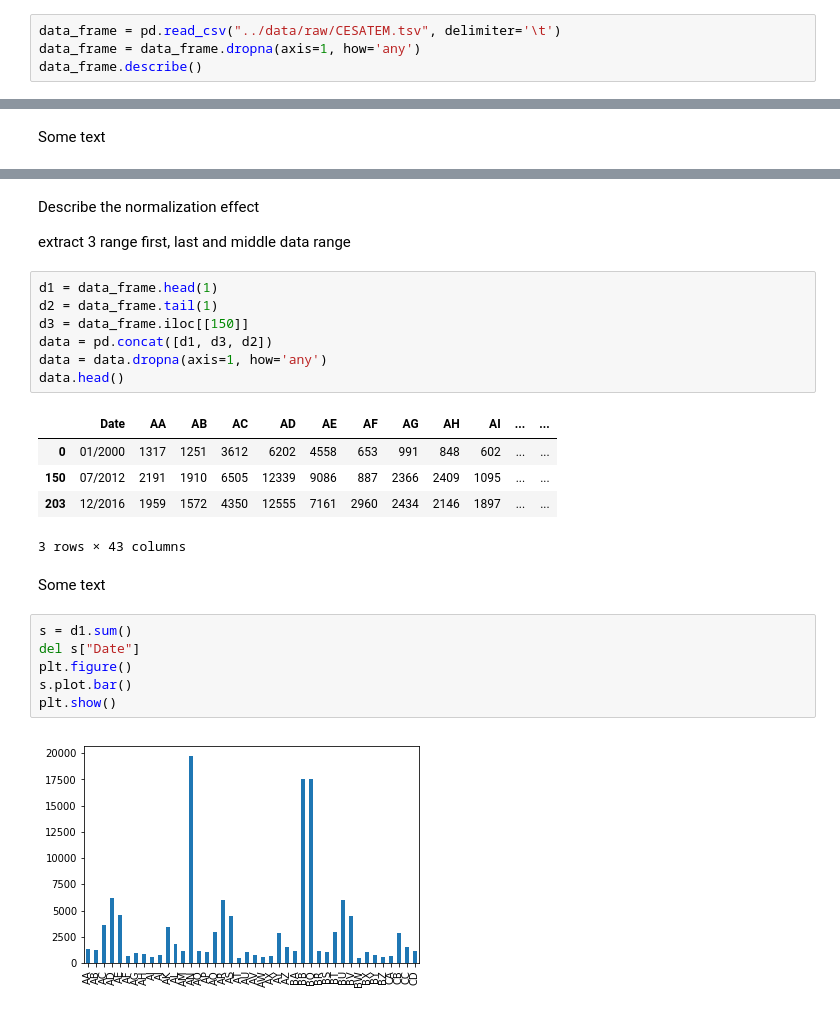
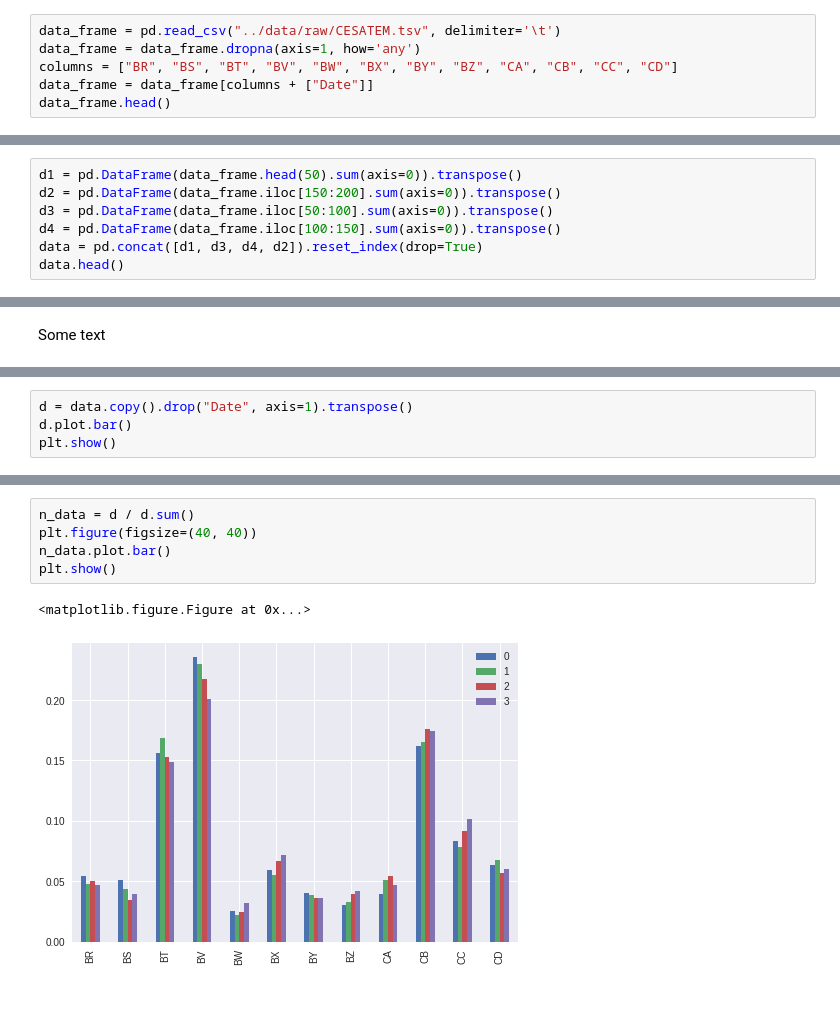
Before and after one commit to sebwdz/JobAnalysis, a Jupyter notebook: core/notebooks/cesatem_descriptive_analysis.ipynb, the cells around one changed output, grey strips where cells are left out. Saved outputs shown, nothing was run; the diff lists cells and outputs as text.

```diff
--- a/core/notebooks/cesatem_descriptive_analysis.ipynb
+++ b/core/notebooks/cesatem_descriptive_analysis.ipynb
@@ -10,5 +9,7 @@ read data and build datafram
 # %%
 data_frame = pd.read_csv("../data/raw/CESATEM.tsv", delimiter='\t')
 data_frame = data_frame.dropna(axis=1, how='any')
-data_frame.describe()
+columns = ["BR", "BS", "BT", "BV", "BW", "BX", "BY", "BZ", "CA", "CB", "CC", "CD"]
+data_frame = data_frame[columns + ["Date"]]
+data_frame.head()
 # %% [output]
@@ -24,0 +46,7 @@ data_frame.describe()
+# %%
+d1 = pd.DataFrame(data_frame.head(50).sum(axis=0)).transpose()
+d2 = pd.DataFrame(data_frame.iloc[150:200].sum(axis=0)).transpose()
+d3 = pd.DataFrame(data_frame.iloc[50:100].sum(axis=0)).transpose()
+d4 = pd.DataFrame(data_frame.iloc[100:150].sum(axis=0)).transpose()
+data = pd.concat([d1, d3, d4, d2]).reset_index(drop=True)
+data.head()
@@ -34,0 +61,4 @@ plt.show()
+# %%
+d = data.copy().drop("Date", axis=1).transpose()
+d.plot.bar()
+plt.show()
@@ -58,27 +69,8 @@ plt.show()
-# %% [markdown]
-Describe the normalization effect
-
-extract 3 range first, last and middle data range
-# %%
-d1 = data_frame.head(1)
-d2 = data_frame.tail(1)
-d3 = data_frame.iloc[[150]]
-data = pd.concat([d1, d3, d2])
-data = data.dropna(axis=1, how='any')
-data.head()
-# %% [output]
-|  | Date | AA | AB | AC | AD | AE | AF | AG | AH | AI | ... | ... |
-| 0 | 01/2000 | 1317 | 1251 | 3612 | 6202 | 4558 | 653 | 991 | 848 | 602 | ... | ... |
-| 150 | 07/2012 | 2191 | 1910 | 6505 | 12339 | 9086 | 887 | 2366 | 2409 | 1095 | ... | ... |
-| 203 | 12/2016 | 1959 | 1572 | 4350 | 12555 | 7161 | 2960 | 2434 | 2146 | 1897 | ... | ... |
-3 rows × 43 columns
-# %% [markdown]
-Some text
 # %%
-s = d1.sum()
-del s["Date"]
-plt.figure()
-s.plot.bar()
+n_data = d / d.sum()
+plt.figure(figsize=(40, 40))
+n_data.plot.bar()
 plt.show()
 # %% [output]
+<matplotlib.figure.Figure at 0x...>
-[figure, old version]
+[figure, new version]
```
Also changed, not shown: parts of 18 cells of this notebook.
